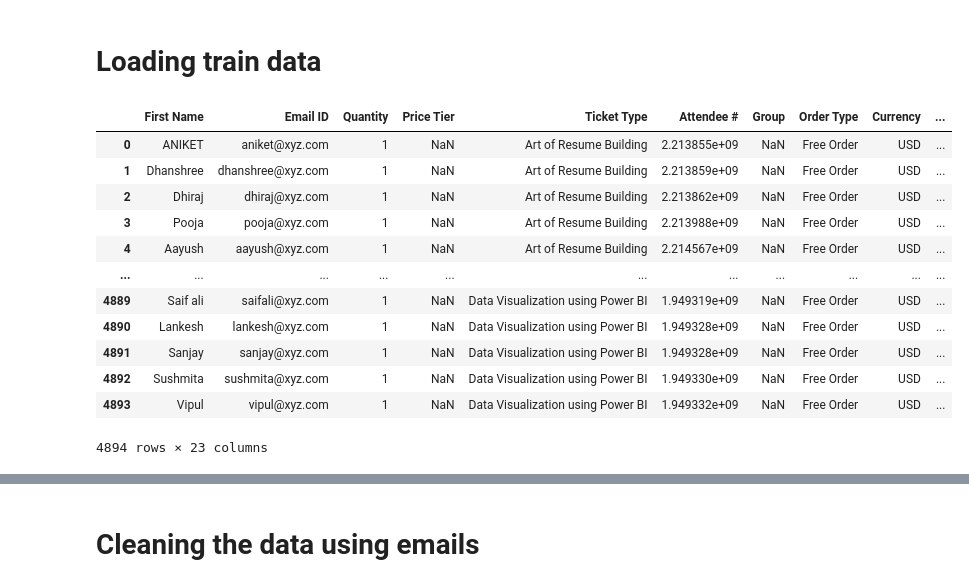
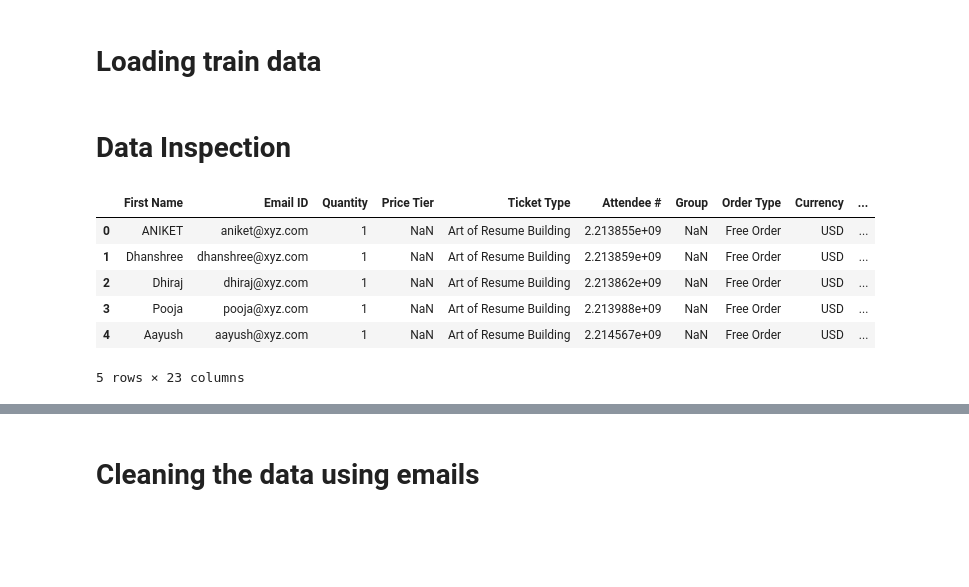
Before and after one commit to rasheed-devt/Prediction-of-Placement-Status, a Jupyter notebook: Prediction of Placement Status.ipynb, the cells around one changed output, grey strips where cells are left out. Drawn from its saved outputs; the diff is of its cells as text; code cells hidden in the pictures; blank space fills up the shorter version.

```diff
--- a/Prediction of Placement Status.ipynb
+++ b/Prediction of Placement Status.ipynb
@@ -8,19 +13,15 @@ from sklearn.preprocessing import LabelEncoder
 # Loading train data
 # %%
 train_data = pd.read_excel("Train Data.xlsx")
+# %% [markdown]
+# Data Inspection
 # %%
-train_data
+train_data.head()
 # %% [output]
 |  | First Name | Email ID | Quantity | Price Tier | Ticket Type | Attendee # | Group | Order Type | Currency | ... |
 | 0 | ANIKET | aniket@xyz.com | 1 | NaN | Art of Resume Building | 2.213855e+09 | NaN | Free Order | USD | ... |
 | 1 | Dhanshree | dhanshree@xyz.com | 1 | NaN | Art of Resume Building | 2.213859e+09 | NaN | Free Order | USD | ... |
 | 2 | Dhiraj | dhiraj@xyz.com | 1 | NaN | Art of Resume Building | 2.213862e+09 | NaN | Free Order | USD | ... |
 | 3 | Pooja | pooja@xyz.com | 1 | NaN | Art of Resume Building | 2.213988e+09 | NaN | Free Order | USD | ... |
 | 4 | Aayush | aayush@xyz.com | 1 | NaN | Art of Resume Building | 2.214567e+09 | NaN | Free Order | USD | ... |
-| ... | ... | ... | ... | ... | ... | ... | ... | ... | ... | ... |
-| 4889 | Saif ali | saifali@xyz.com | 1 | NaN | Data Visualization using Power BI | 1.949319e+09 | NaN | Free Order | USD | ... |
-| 4890 | Lankesh | lankesh@xyz.com | 1 | NaN | Data Visualization using Power BI | 1.949328e+09 | NaN | Free Order | USD | ... |
-| 4891 | Sanjay | sanjay@xyz.com | 1 | NaN | Data Visualization using Power BI | 1.949328e+09 | NaN | Free Order | USD | ... |
-| 4892 | Sushmita | sushmita@xyz.com | 1 | NaN | Data Visualization using Power BI | 1.949330e+09 | NaN | Free Order | USD | ... |
-| 4893 | Vipul | vipul@xyz.com | 1 | NaN | Data Visualization using Power BI | 1.949332e+09 | NaN | Free Order | USD | ... |
-4894 rows × 23 columns
+5 rows × 23 columns
```
Also changed, not shown: parts of 55 cells of this notebook, 1 other file.
